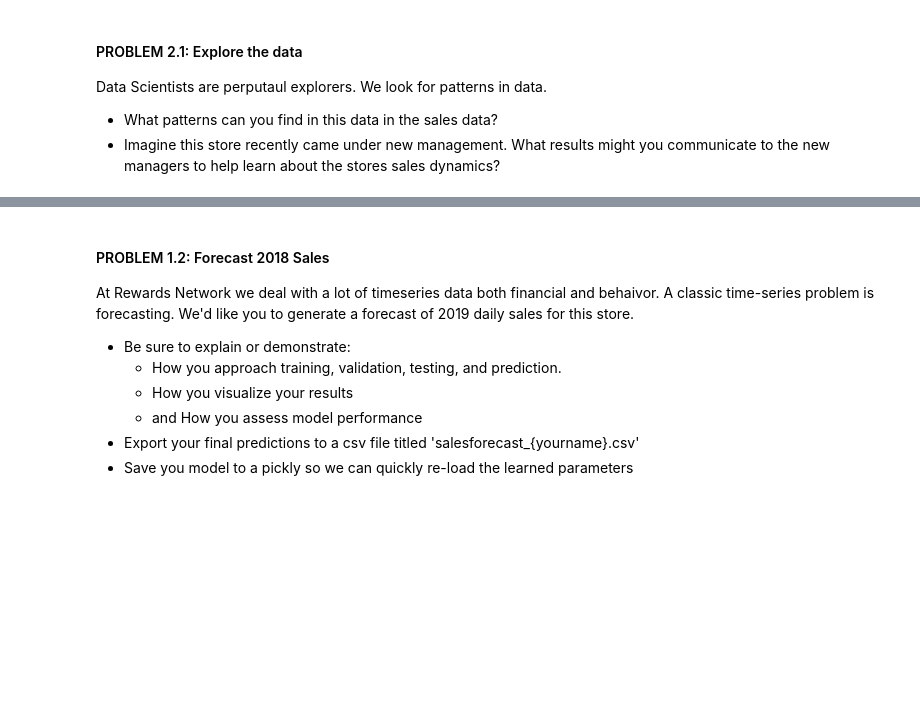
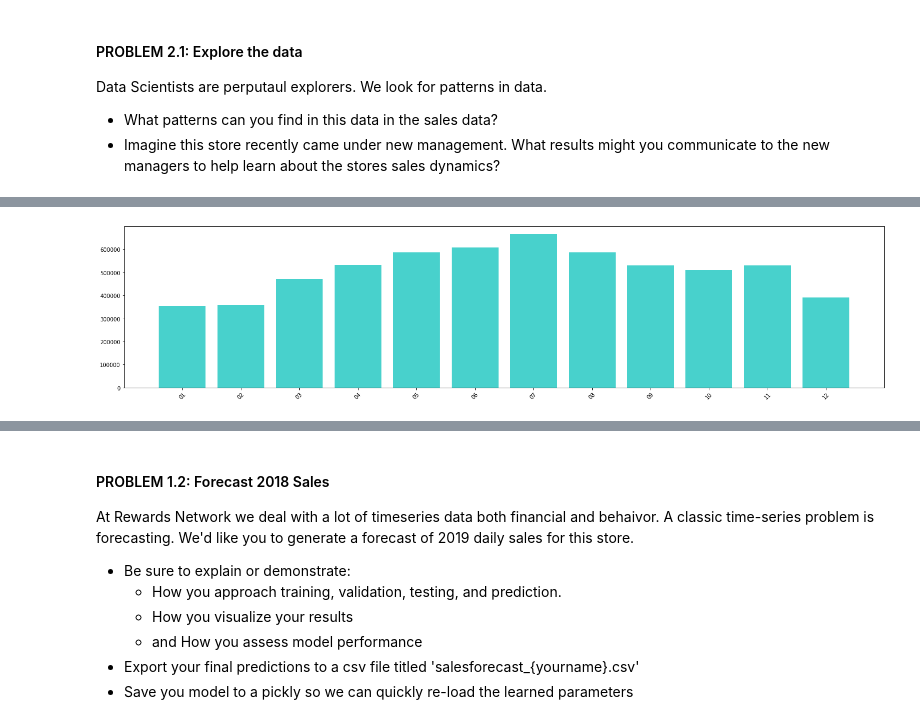
Before and after one commit to vchauhan-ai/Data_Challenge_Clustering_TimeSeries_Classification, a Jupyter notebook: Data_Science_Challenge.ipynb, the cells around one changed output, grey strips where cells are left out. Saved outputs shown, nothing was run; the diff lists cells and outputs as text; code cells hidden in the pictures; blank space fills up the shorter version.

```diff
--- a/Data_Science_Challenge.ipynb
+++ b/Data_Science_Challenge.ipynb
@@ -12,0 +91,12 @@ Data Scientists are perputaul explorers. We look for patterns in data.
+# %%
+"""
+Below plot shows the number of sales by each month. There are few pbservations which we ca infer from the below
+1. We can see that number of sales are the least during the first couple of months and last month. There can be
+few reasons like shop closed, vacation time etc
+2. From this plot we can infer that sales continue to grow till JULY which is the seventh month and then drop down
+Sales then increase again in November and then again drop in December
+"""
+
+barplot(sales_data, 'Month', 'sales')
+# %% [output]
+[figure, added]
```
Also changed, not shown: parts of 63 cells of this notebook.
